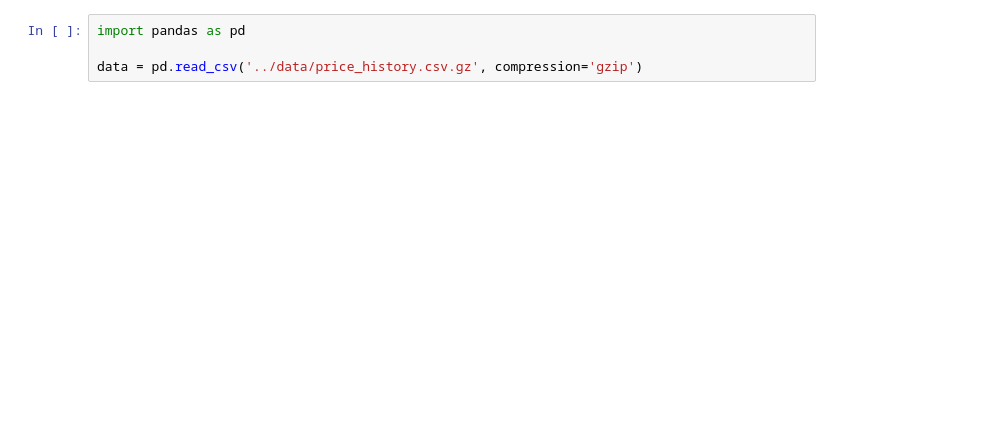
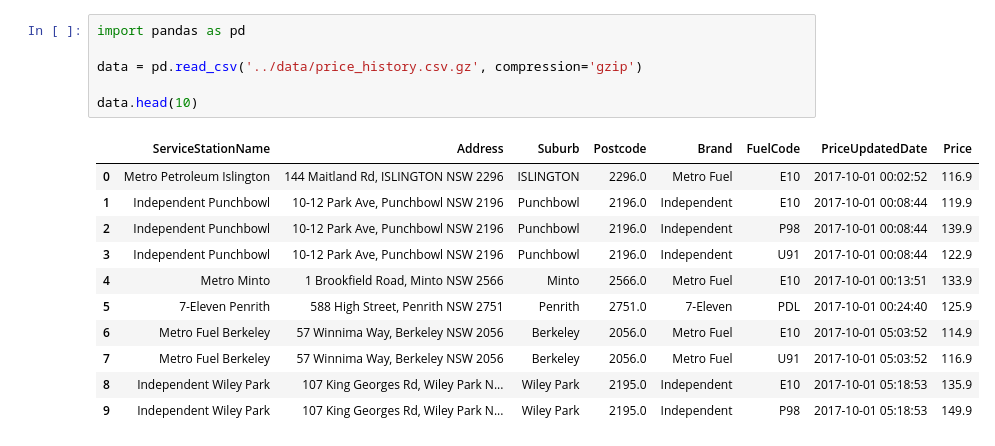
Before and after one commit to d4dsyd/p-nsw-fuel-prices, a Jupyter notebook: notebooks/2. Exploratory Data Analysis.ipynb, the cells around one changed output. Drawn from its saved outputs; the diff is of its cells as text; blank space fills up the shorter version.

```diff
--- a/notebooks/2. Exploratory Data Analysis.ipynb
+++ b/notebooks/2. Exploratory Data Analysis.ipynb
@@ -9,4 +14,18 @@ To-dos:
 # %%
 import pandas as pd
 
 data = pd.read_csv('../data/price_history.csv.gz', compression='gzip')
+
+data.head(10)
+# %% [output]
+|  | ServiceStationName | Address | Suburb | Postcode | Brand | FuelCode | PriceUpdatedDate | Price |
+| 0 | Metro Petroleum Islington | 144 Maitland Rd, ISLINGTON NSW 2296 | ISLINGTON | 2296.0 | Metro Fuel | E10 | 2017-10-01 00:02:52 | 116.9 |
+| 1 | Independent Punchbowl | 10-12 Park Ave, Punchbowl NSW 2196 | Punchbowl | 2196.0 | Independent | E10 | 2017-10-01 00:08:44 | 119.9 |
+| 2 | Independent Punchbowl | 10-12 Park Ave, Punchbowl NSW 2196 | Punchbowl | 2196.0 | Independent | P98 | 2017-10-01 00:08:44 | 139.9 |
+| 3 | Independent Punchbowl | 10-12 Park Ave, Punchbowl NSW 2196 | Punchbowl | 2196.0 | Independent | U91 | 2017-10-01 00:08:44 | 122.9 |
+| 4 | Metro Minto | 1 Brookfield Road, Minto NSW 2566 | Minto | 2566.0 | Metro Fuel | E10 | 2017-10-01 00:13:51 | 133.9 |
+| 5 | 7-Eleven Penrith | 588 High Street, Penrith NSW 2751 | Penrith | 2751.0 | 7-Eleven | PDL | 2017-10-01 00:24:40 | 125.9 |
+| 6 | Metro Fuel Berkeley | 57 Winnima Way, Berkeley NSW 2056 | Berkeley | 2056.0 | Metro Fuel | E10 | 2017-10-01 05:03:52 | 114.9 |
+| 7 | Metro Fuel Berkeley | 57 Winnima Way, Berkeley NSW 2056 | Berkeley | 2056.0 | Metro Fuel | U91 | 2017-10-01 05:03:52 | 116.9 |
+| 8 | Independent Wiley Park | 107 King Georges Rd, Wiley Park N... | Wiley Park | 2195.0 | Independent | E10 | 2017-10-01 05:18:53 | 135.9 |
+| 9 | Independent Wiley Park | 107 King Georges Rd, Wiley Park N... | Wiley Park | 2195.0 | Independent | P98 | 2017-10-01 05:18:53 | 149.9 |
```
Also changed, not shown: parts of 15 cells of this notebook.
